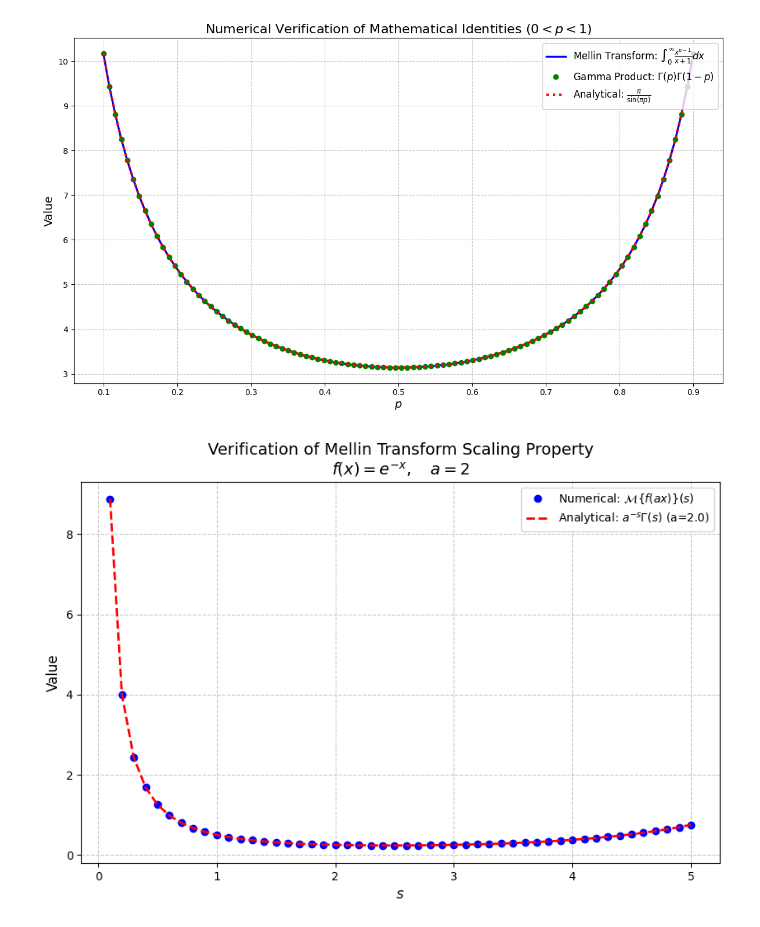
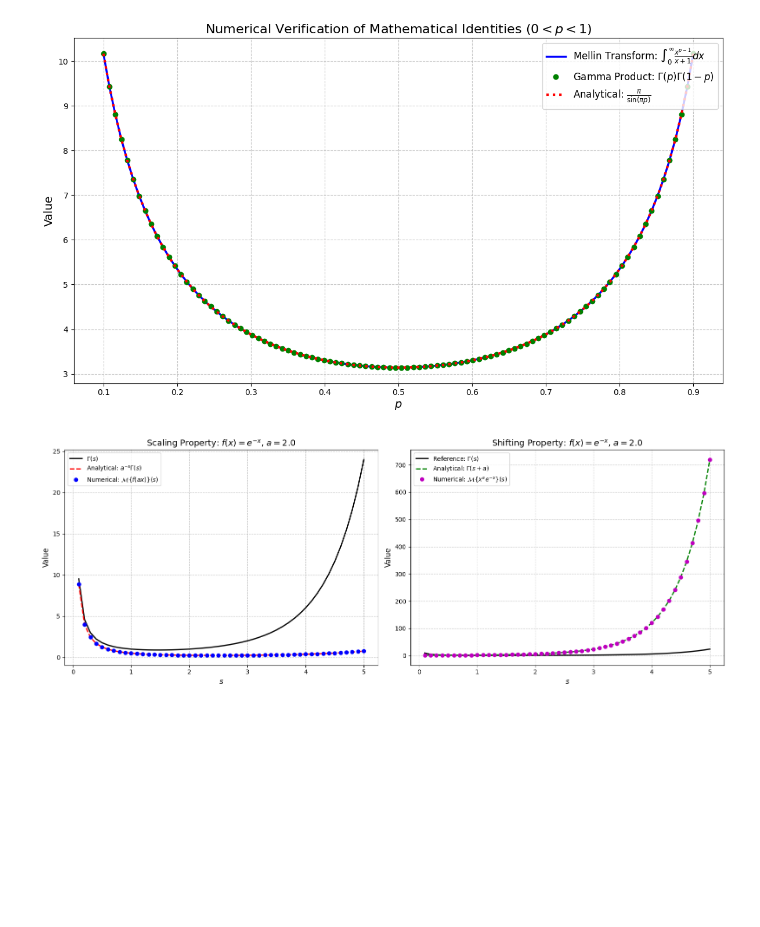
Before and after one commit to MohammadMahdiElyasi/Mellin-transform, a Jupyter notebook: Mellin.ipynb, the cells around one changed output. Cells and saved outputs as stored; diff of their text form; code cells hidden in the pictures; blank space fills up the shorter version.

Commit message:
Change scaling and shifting property

```diff
--- a/Mellin.ipynb
+++ b/Mellin.ipynb
@@ -93,47 +93,74 @@ plt.show()
 # %% [output]
 [figure]
 # %%
-# Define the Mellin transform function
+# ======================================================================
+# Mellin Transform and Function Definitions
+# ======================================================================
 def mellin_transform(f, s):
-    """Compute the Mellin transform of f at parameter s."""
-    result, _ = integrate.quad(lambda x: x**(s - 1) * f(x), 0, np.inf)
-    return result
+    """Compute Mellin transform of f(x) at parameter s."""
+    return integrate.quad(lambda x: x**(s - 1) * f(x), 0, np.inf)[0]
 
-# Define the original function f(x) = e^{-x}
 def f(x):
+    """Original function: f(x) = e^{-x}."""
     return np.exp(-x)
 
-# Define the scaled function f(ax) = e^{-a x}
 def f_scaled(x, a):
+    """Scaled function: f(ax) = e^{-a x}."""
     return np.exp(-a * x)
 
-# Parameters
-a = 2.0  # Scaling factor
-s_values = np.linspace(0.1, 5, 50)  # Avoid s <= 0
+def f_shifted(x, a):
+    """Shifted function: x^a * f(x)."""
+    return x**a * f(x)
 
-# Compute Mellin transforms
-# Original function (f(x) = e^{-x})
-mt_original = np.array([mellin_transform(f, s) for s in s_values])
+# ======================================================================
+# Parameters and Computations
+# ======================================================================
+a = 2.0  # Scaling/shifting parameter
+s_values = np.linspace(0.1, 5, 50)  # Avoid poles at s ≤ 0 and s + a ≤ 0
 
-# Scaled function (f(ax) = e^{-a x})
+# Compute Gamma function values
+gamma_original = gamma(s_values)
+
+# Scaling Property: Mellin transform of f(ax) = a^{-s} Γ(s)
 mt_scaled_numerical = np.array([mellin_transform(lambda x: f_scaled(x, a), s)
                               for s in s_values])
+mt_scaled_analytical = a**(-s_values) * gamma_original
 
-# Analytical scaled result: a^{-s} * Γ(s)
-mt_scaled_analytical = a**(-s_values) * gamma(s_values)
+# Shifting Property: Mellin transform of x^a f(x) = Γ(s + a)
+mt_shifted_numerical = np.array([mellin_transform(lambda x: f_shifted(x, a), s)
+                               for s in s_values])
+mt_shifted_analytical = gamma(s_values + a)
 
-# Plot results
-plt.figure(figsize=(10, 6))
-plt.plot(s_values, mt_scaled_numerical, 'bo', markersize=6,
-         label='Numerical: $\mathcal{M}\{f(a x)\}(s)$')
-plt.plot(s_values, mt_scaled_analytical, 'r--', lw=2,
-         label=f'Analytical: $a^{{-s}}\Gamma(s)$ (a={a})')
-plt.xlabel('$s$', fontsize=12)
-plt.ylabel('Value', fontsize=12)
-plt.title('Verification of Mellin Transform Scaling Property\n'
-          r'$f(x) = e^{-x},\quad a = 2$', fontsize=14)
-plt.legend()
-plt.grid(True, linestyle='--', alpha=0.7)
+# ======================================================================
+# Plot Results in Subplots
+# ======================================================================
+fig, (ax1, ax2) = plt.subplots(1, 2, figsize=(16, 6))
+
+# Subplot 1: Scaling Property and Gamma Function
+ax1.plot(s_values, gamma_original, 'k-', lw=2, label=r'$\Gamma(s)$')
+ax1.plot(s_values, mt_scaled_analytical, 'r--', lw=2,
+         label=r'Analytical: $a^{-s}\Gamma(s)$')
+ax1.plot(s_values, mt_scaled_numerical, 'bo', markersize=6,
+         label='Numerical: $\mathcal{M}\{f(ax)\}(s)$')
+ax1.set_xlabel('$s$', fontsize=12)
+ax1.set_ylabel('Value', fontsize=12)
+ax1.set_title(f'Scaling Property: $f(x) = e^{{-x}}$, $a = {a}$', fontsize=14)
+ax1.legend()
+ax1.grid(True, linestyle='--', alpha=0.7)
+
+# Subplot 2: Shifting Property and Gamma Function
+ax2.plot(s_values, gamma_original, 'k-', lw=2, label=r'Reference: $\Gamma(s)$')  # Reference line
+ax2.plot(s_values, mt_shifted_analytical, 'g--', lw=2,
+         label=r'Analytical: $\Gamma(s + a)$')  # Correct shifted analytical
+ax2.plot(s_values, mt_shifted_numerical, 'mo', markersize=6,
+         label=r'Numerical: $\mathcal{M}\{x^a e^{-x}\}(s)$')  # Correct numerical label
+ax2.set_title(f'Shifting Property: $f(x) = e^{{-x}}$, $a = {a}$', fontsize=14)
+ax2.set_xlabel('$s$', fontsize=12)
+ax2.set_ylabel('Value', fontsize=12)
+ax2.legend()
+ax2.grid(True, linestyle='--', alpha=0.7)
+
+plt.tight_layout()
 plt.show()
 # %% [output]
-[figure, old version]
+[figure, new version]
```
